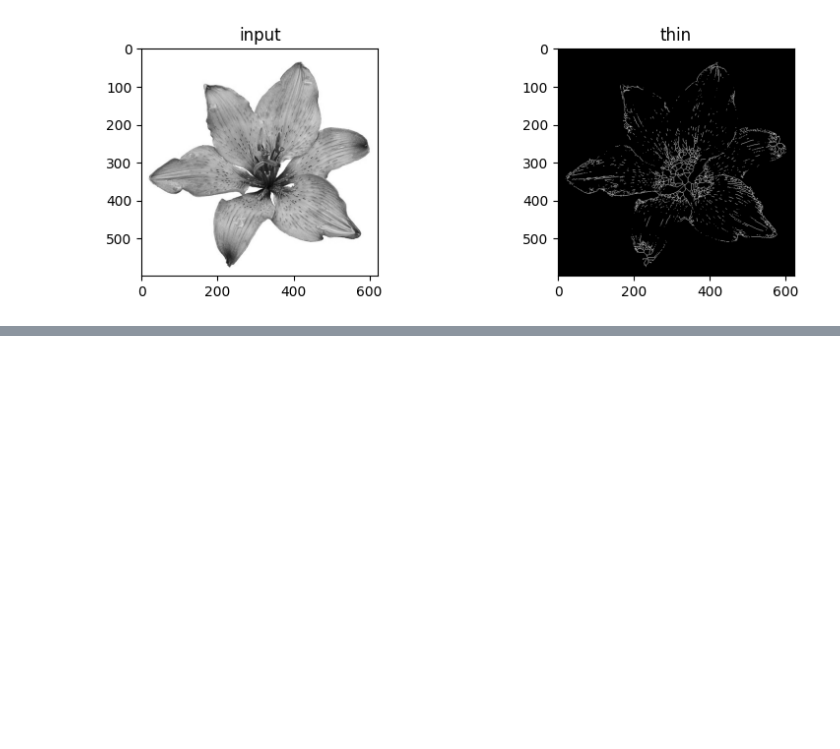
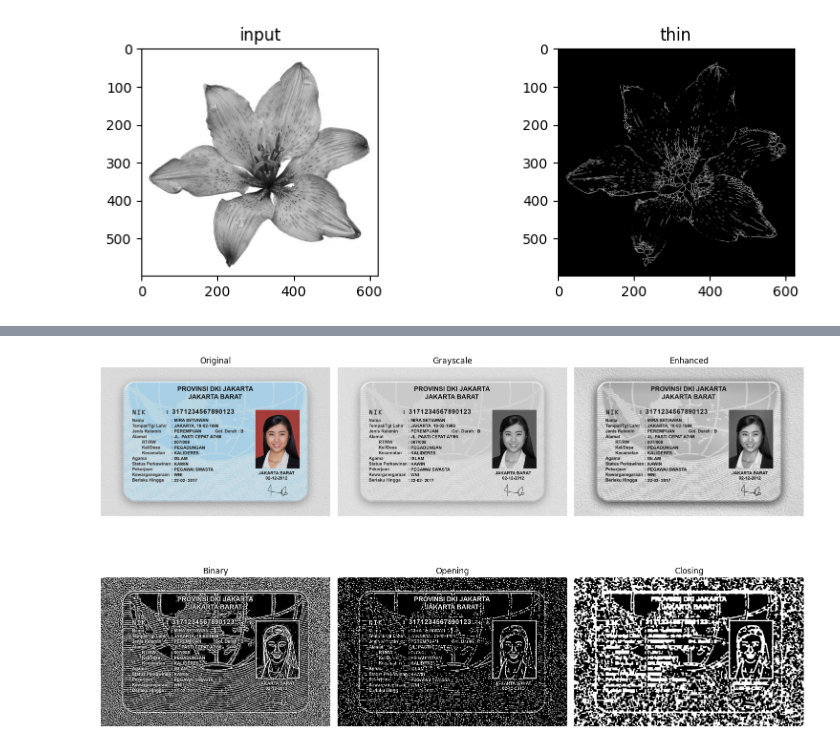
Before and after one commit to MuhamadAnang/PCVK, a Jupyter notebook: week9.ipynb, the cells around one changed output, grey strips where cells are left out. Cells and saved outputs as stored; diff of their text form; code cells hidden in the pictures; blank space fills up the shorter version.

```diff
--- a/week9.ipynb
+++ b/week9.ipynb
@@ -549,0 +558,69 @@ plt.show()
+# %%
+# preprocessing
+def load_and_preprocess(image):
+    img = cv2.imread(image)
+    grayscale = cv2.cvtColor(img, cv2.COLOR_BGR2GRAY)
+    blurred = cv2.GaussianBlur(grayscale, (5, 5), 0)
+
+    return img, grayscale, blurred
+
+# adaptive thresholding
+def apply_thresholding(blurred_img):
+    thresh = cv2.adaptiveThreshold(
+        blurred_img, 255, cv2.ADAPTIVE_THRESH_GAUSSIAN_C, cv2.THRESH_BINARY_INV, 11, 2
+    )
+    return thresh
+
+# operasi morfologi
+def apply_morphological_operations(binary_img):
+    kernel_small = np.ones(
+        (3,3),
+        np.uint8
+        )
+    kernel_medium = np.ones(
+        (5,5),
+        np.uint8
+        )
+
+    opening = cv2.morphologyEx(binary_img, cv2.MORPH_OPEN, kernel_small)
+    dilation = cv2.dilate(opening, kernel_small, iterations=1)
+    closing = cv2.morphologyEx(dilation, cv2.MORPH_CLOSE, kernel_medium)
+
+    return opening, dilation, closing
+
+# meningkatkan kontras text
+def enhance_text_regions(img):
+    clahe = cv2.createCLAHE(clipLimit=2.0, tileGridSize=(8,8))
+    enhanced = clahe.apply(img)
+
+    return enhanced
+
+# finishing show all
+def all_process(image):
+    original, grayscale, blurred = load_and_preprocess(image)
+
+    enhanced = enhance_text_regions(grayscale)
+    binary = apply_thresholding(enhanced)
+    opening, dilation, closing = apply_morphological_operations(binary)
+
+    plt.figure(figsize=(15, 10))
+    images = [original, grayscale, enhanced, binary, opening, closing]
+    titles = ['Original', 'Grayscale', 'Enhanced', 'Binary', 'Opening', 'Closing']
+
+    for i, (img, title) in enumerate(zip(images, titles)):
+        plt.subplot(2, 3, i+1)
+        if len(img.shape) == 3:
+            plt.imshow(cv2.cvtColor(img, cv2.COLOR_BGR2RGB))
+        else:
+            plt.imshow(img, cmap='gray')
+        plt.title(title)
+        plt.axis('off')
+
+    plt.tight_layout()
+    plt.show()
+
+# terapkan pada ktp
+image = '/content/drive/MyDrive/ktp.jpg'
+all_process(image)
+# %% [output]
+[figure, added]
```
Also changed, not shown: parts of 2 cells of this notebook.
